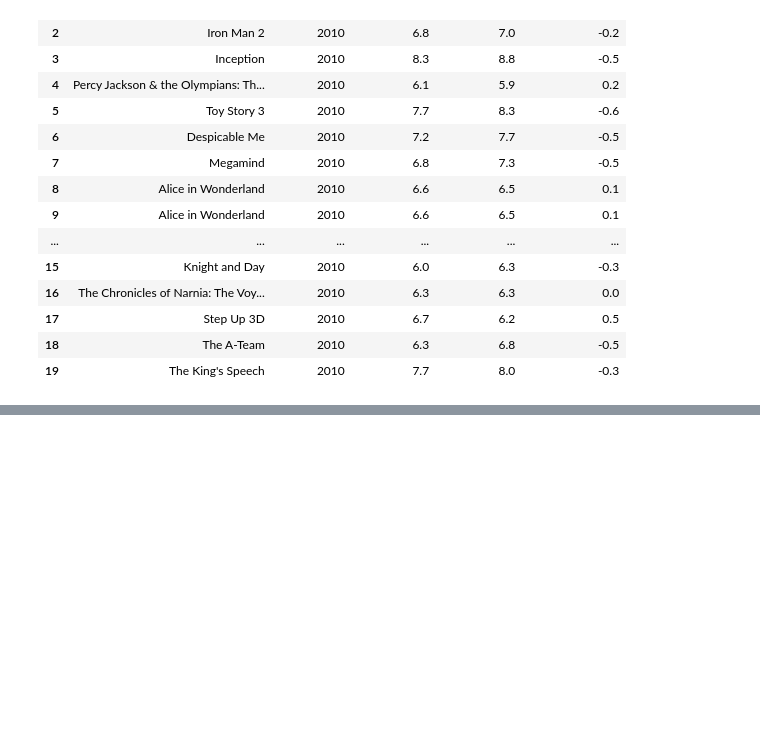
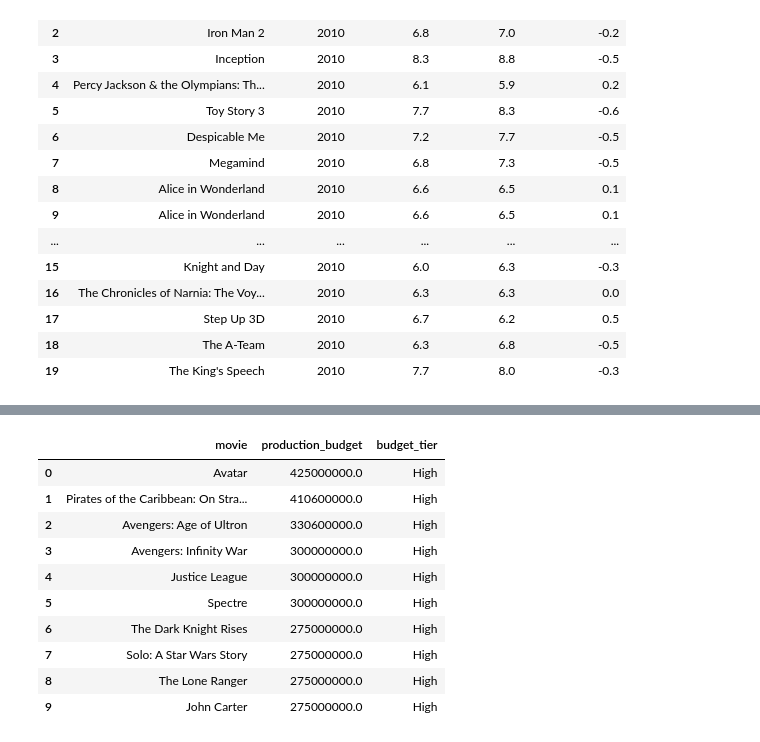
Before and after one commit to oliverkiplagat/Studio_Launch-Pad, a Jupyter notebook: student.ipynb, the cells around one changed output, grey strips where cells are left out. Drawn from its saved outputs; the diff is of its cells as text; code cells hidden in the pictures; blank space fills up the shorter version.

```diff
--- a/student.ipynb
+++ b/student.ipynb
@@ -536,0 +551,27 @@ tmdb_imdb[
+# %%
+# Create budget tiers based on production budget
+
+bins = [0, 10_000_000, 50_000_000, float("inf")]
+labels = ["Low", "Mid", "High"]
+
+merged["budget_tier"] = pd.cut(
+    merged["production_budget"],
+    bins=bins,
+    labels=labels,
+    include_lowest=True
+)
+
+# View the results
+merged[["movie", "production_budget", "budget_tier"]].head(10)
+# %% [output]
+|  | movie | production_budget | budget_tier |
+| 0 | Avatar | 425000000.0 | High |
+| 1 | Pirates of the Caribbean: On Stra... | 410600000.0 | High |
+| 2 | Avengers: Age of Ultron | 330600000.0 | High |
+| 3 | Avengers: Infinity War | 300000000.0 | High |
+| 4 | Justice League | 300000000.0 | High |
+| 5 | Spectre | 300000000.0 | High |
+| 6 | The Dark Knight Rises | 275000000.0 | High |
+| 7 | Solo: A Star Wars Story | 275000000.0 | High |
+| 8 | The Lone Ranger | 275000000.0 | High |
+| 9 | John Carter | 275000000.0 | High |
```
Also changed, not shown: parts of 3 cells of this notebook.
